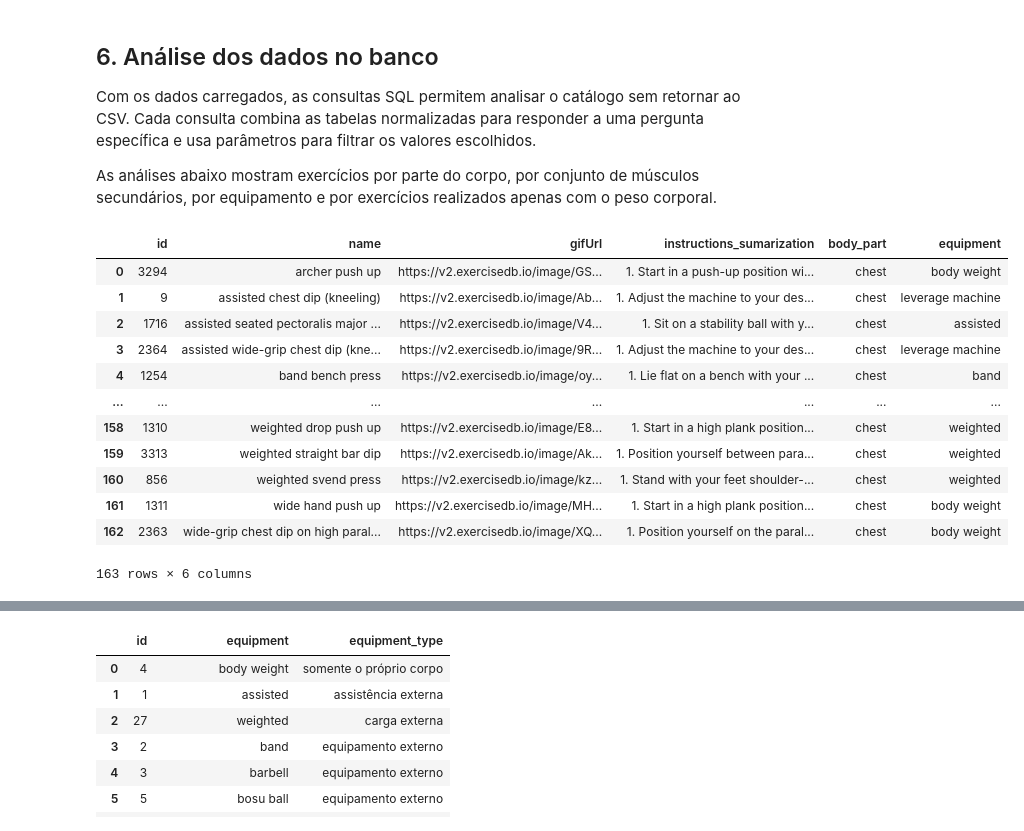
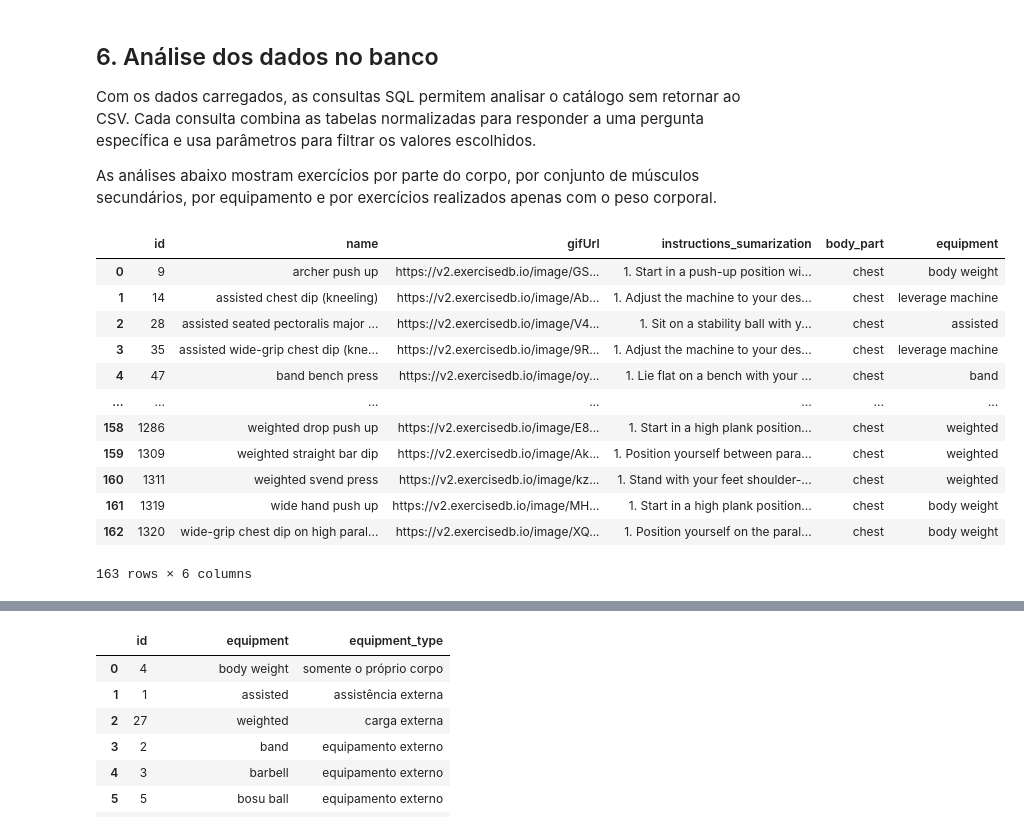
Before and after one commit to Projeto-Pesquisa-e-Inovacao-III/etl-data-exercises, a Jupyter notebook: notebooks/tratamento_pandas_data.ipynb, the cells around one changed output, grey strips where cells are left out. Cells and saved outputs as stored; diff of their text form; code cells hidden in the pictures.

Commit message:
fix: Alteração de fluxo de etl com tratamento de nomes unicos de exercicios, logs de execução e resiliencia para execuções a cada x tempo.

```diff
--- a/notebooks/tratamento_pandas_data.ipynb
+++ b/notebooks/tratamento_pandas_data.ipynb
@@ -417,13 +502,7 @@ As análises abaixo mostram exercícios por parte do corpo, por conjunto de mús
 from sqlalchemy import create_engine, text
 import os
 
-user='root'
-password='senha*'
-host='localhost'
-port=3306
-database='spring_api_system'
 
-MYSQL_URL = f"mysql+pymysql://{user}:{password}@{host}:{port}/{database}"
 engine = create_engine(MYSQL_URL) if MYSQL_URL else None
 
 def run_sql(query, params=None):
@@ -431,44 +510,44 @@ def run_sql(query, params=None):
         raise RuntimeError(
             "Defina a variável de ambiente MYSQL_URL antes de executar as consultas. "
             "Exemplo: mysql+pymysql://usuario:senha@localhost:3306/spring_api_system"
         )
     return pd.read_sql_query(text(query), con=engine, params=params or {})
 
 # Exemplo no PowerShell, antes de abrir o notebook:
 # $env:MYSQL_URL = 'mysql+pymysql://usuario:senha@localhost:3306/spring_api_system'
 
 # Filtrar exercícios de determinada parte do corpo
 body_part = 'chest'
 query_body_part = """
 SELECT
     e.id,
     e.name,
     e.gifUrl,
     e.instructions_sumarization,
     bp.name AS body_part,
     eq.name AS equipment
 FROM exercise AS e
 JOIN body_part AS bp ON bp.id = e.fk_body_part
 LEFT JOIN equipment AS eq ON eq.id = e.fk_equipment
 WHERE bp.name = :body_part
 ORDER BY e.name;
 """
 
 exercises_by_body_part = run_sql(query_body_part, {'body_part': body_part})
 exercises_by_body_part
 # %% [output]
 |  | id | name | gifUrl | instructions_sumarization | body_part | equipment |
-| 0 | 3294 | archer push up | https://v2.exercisedb.io/image/GS... | 1. Start in a push-up position wi... | chest | body weight |
-| 1 | 9 | assisted chest dip (kneeling) | https://v2.exercisedb.io/image/Ab... | 1. Adjust the machine to your des... | chest | leverage machine |
-| 2 | 1716 | assisted seated pectoralis major ... | https://v2.exercisedb.io/image/V4... | 1. Sit on a stability ball with y... | chest | assisted |
-| 3 | 2364 | assisted wide-grip chest dip (kne... | https://v2.exercisedb.io/image/9R... | 1. Adjust the machine to your des... | chest | leverage machine |
-| 4 | 1254 | band bench press | https://v2.exercisedb.io/image/oy... | 1. Lie flat on a bench with your ... | chest | band |
+| 0 | 9 | archer push up | https://v2.exercisedb.io/image/GS... | 1. Start in a push-up position wi... | chest | body weight |
+| 1 | 14 | assisted chest dip (kneeling) | https://v2.exercisedb.io/image/Ab... | 1. Adjust the machine to your des... | chest | leverage machine |
+| 2 | 28 | assisted seated pectoralis major ... | https://v2.exercisedb.io/image/V4... | 1. Sit on a stability ball with y... | chest | assisted |
+| 3 | 35 | assisted wide-grip chest dip (kne... | https://v2.exercisedb.io/image/9R... | 1. Adjust the machine to your des... | chest | leverage machine |
+| 4 | 47 | band bench press | https://v2.exercisedb.io/image/oy... | 1. Lie flat on a bench with your ... | chest | band |
 | ... | ... | ... | ... | ... | ... | ... |
-| 158 | 1310 | weighted drop push up | https://v2.exercisedb.io/image/E8... | 1. Start in a high plank position... | chest | weighted |
-| 159 | 3313 | weighted straight bar dip | https://v2.exercisedb.io/image/Ak... | 1. Position yourself between para... | chest | weighted |
-| 160 | 856 | weighted svend press | https://v2.exercisedb.io/image/kz... | 1. Stand with your feet shoulder-... | chest | weighted |
-| 161 | 1311 | wide hand push up | https://v2.exercisedb.io/image/MH... | 1. Start in a high plank position... | chest | body weight |
-| 162 | 2363 | wide-grip chest dip on high paral... | https://v2.exercisedb.io/image/XQ... | 1. Position yourself on the paral... | chest | body weight |
+| 158 | 1286 | weighted drop push up | https://v2.exercisedb.io/image/E8... | 1. Start in a high plank position... | chest | weighted |
+| 159 | 1309 | weighted straight bar dip | https://v2.exercisedb.io/image/Ak... | 1. Position yourself between para... | chest | weighted |
+| 160 | 1311 | weighted svend press | https://v2.exercisedb.io/image/kz... | 1. Stand with your feet shoulder-... | chest | weighted |
+| 161 | 1319 | wide hand push up | https://v2.exercisedb.io/image/MH... | 1. Start in a high plank position... | chest | body weight |
+| 162 | 1320 | wide-grip chest dip on high paral... | https://v2.exercisedb.io/image/XQ... | 1. Position yourself on the paral... | chest | body weight |
 163 rows × 6 columns
 # %%
 # Filtrar exercícios que trabalhem todos os grupos musculares secundários informados
```
Also changed, not shown: parts of 13 cells of this notebook.
